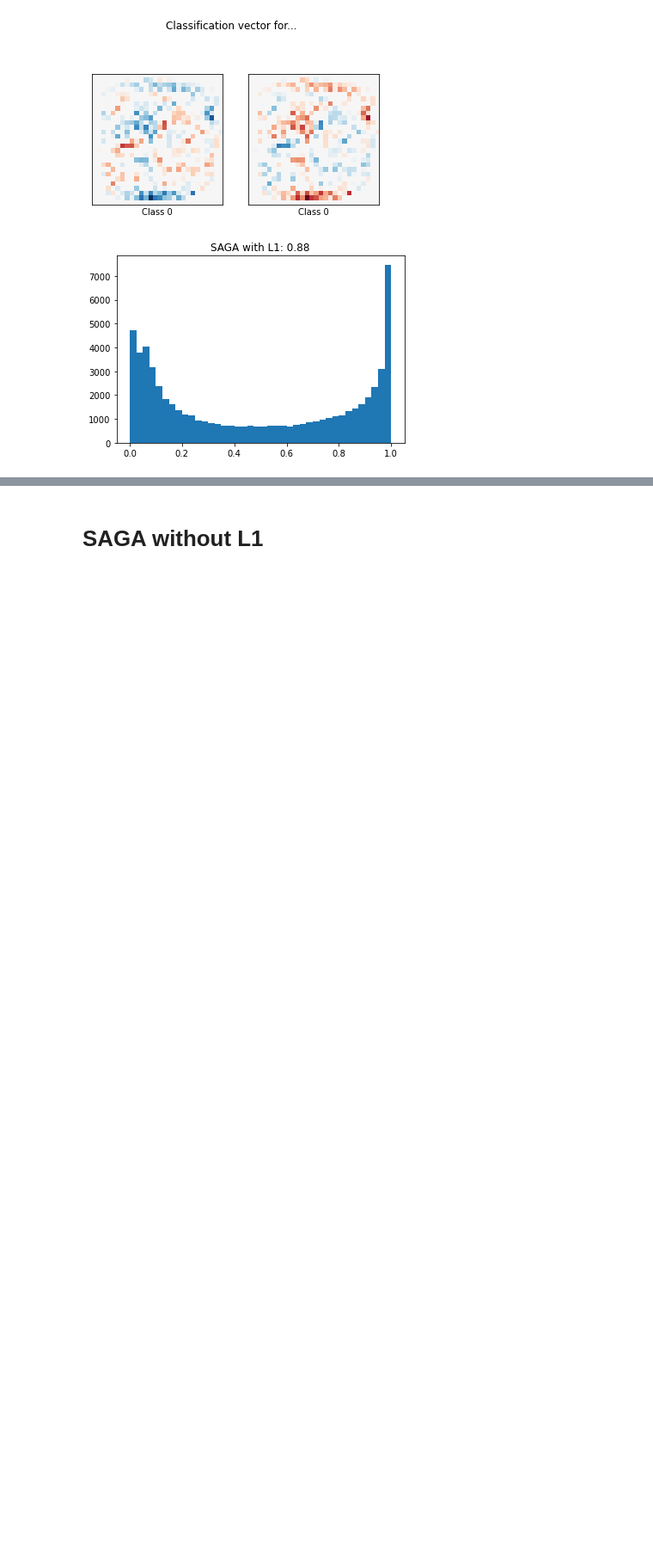
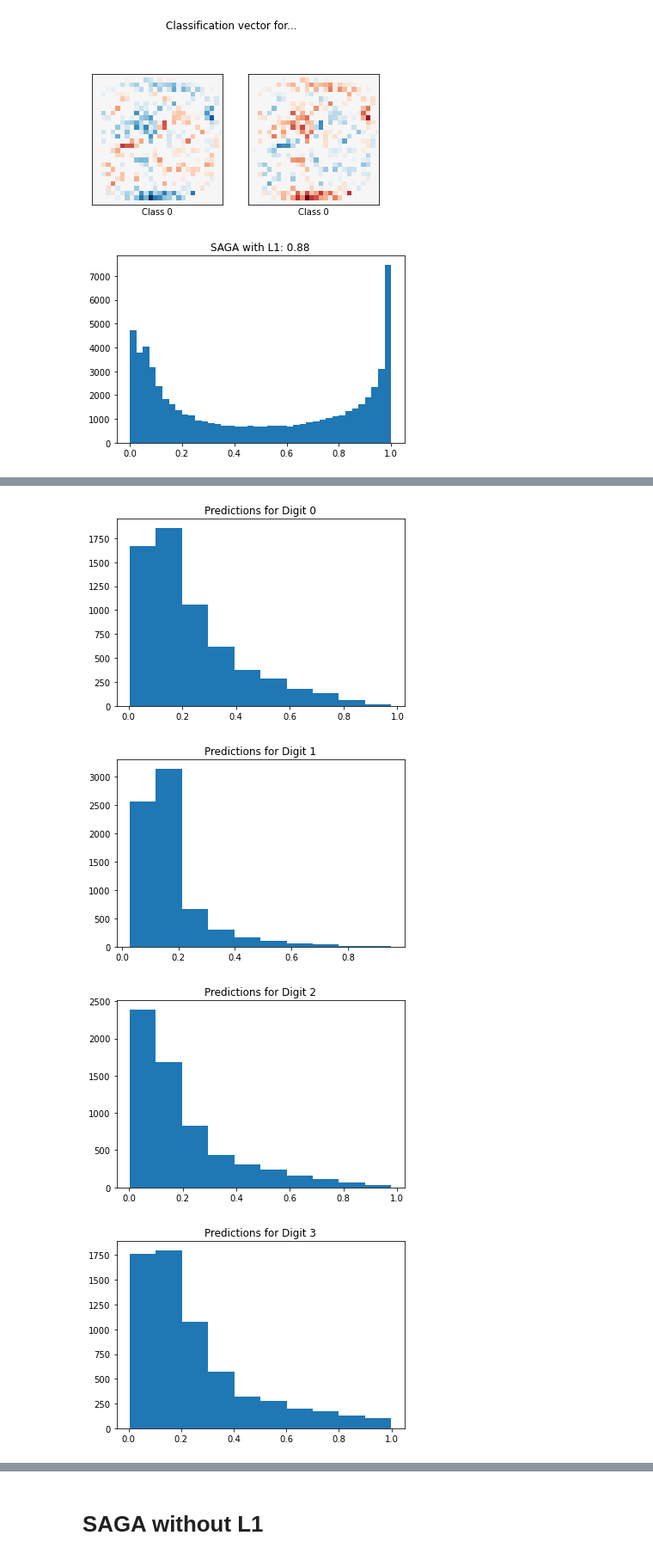
Before and after one commit to mburhanpurkar/multicalibration, a Jupyter notebook: Logistic Regression Comparison.ipynb, the cells around one changed output, grey strips where cells are left out. Shown at 86% size. Saved outputs shown, nothing was run; the diff lists cells and outputs as text; code cells hidden in the pictures; blank space fills up the shorter version.

```diff
--- a/Logistic Regression Comparison.ipynb
+++ b/Logistic Regression Comparison.ipynb
@@ -91,0 +137,11 @@ Test score: 0.8800
+# %%
+for i in range(10):
+    indices = (y_test_original == i)
+    plt.hist(predictions[indices])
+    plt.title("Predictions for Digit " + str(i))
+    plt.show()
+# %% [output]
+[figure, added]
+[figure, added]
+[figure, added]
+[figure, added]
```
Also changed, not shown: parts of 4 cells of this notebook.
